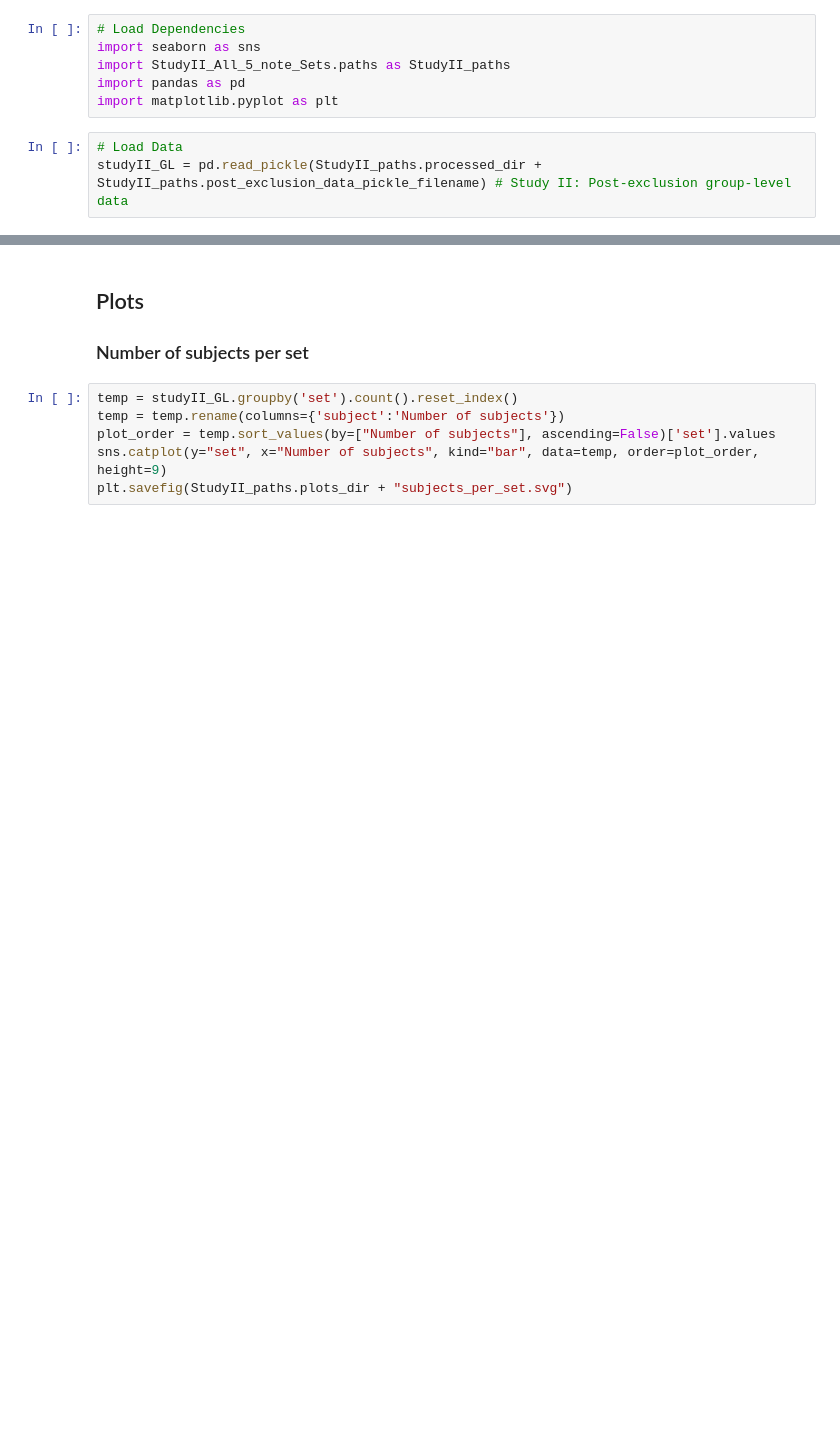
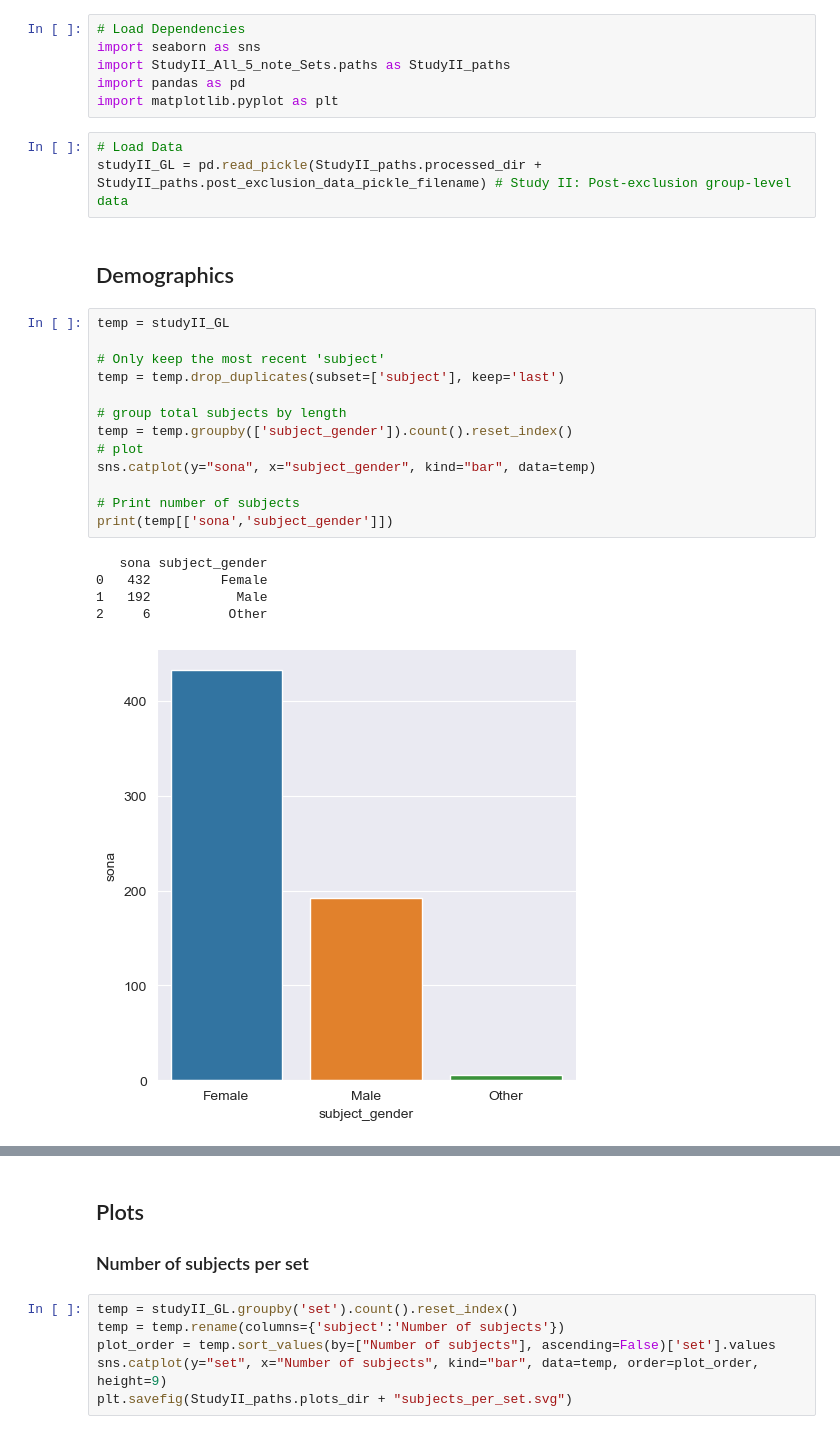
Before and after one commit to MichaelSel/set_membership_paper, a Jupyter notebook: 2b. Meta-Data Study II.ipynb, the cells around one changed output, grey strips where cells are left out. Cells and saved outputs as stored; diff of their text form; blank space fills up the shorter version.

```diff
--- a/2b. Meta-Data Study II.ipynb
+++ b/2b. Meta-Data Study II.ipynb
@@ -10,3 +10,24 @@ import matplotlib.pyplot as plt
 # %%
 # Load Data
 studyII_GL = pd.read_pickle(StudyII_paths.processed_dir + StudyII_paths.post_exclusion_data_pickle_filename) # Study II: Post-exclusion group-level data
+# %% [markdown]
+## Demographics
+# %%
+temp = studyII_GL
+
+# Only keep the most recent 'subject'
+temp = temp.drop_duplicates(subset=['subject'], keep='last')
+
+# group total subjects by length
+temp = temp.groupby(['subject_gender']).count().reset_index()
+# plot
+sns.catplot(y="sona", x="subject_gender", kind="bar", data=temp)
+
+# Print number of subjects
+print(temp[['sona','subject_gender']])
+# %% [output]
+   sona subject_gender
+0   432         Female
+1   192           Male
+2     6          Other
+[figure, added]
```
Also changed, not shown: parts of 1 cell of this notebook, 14 other files.
